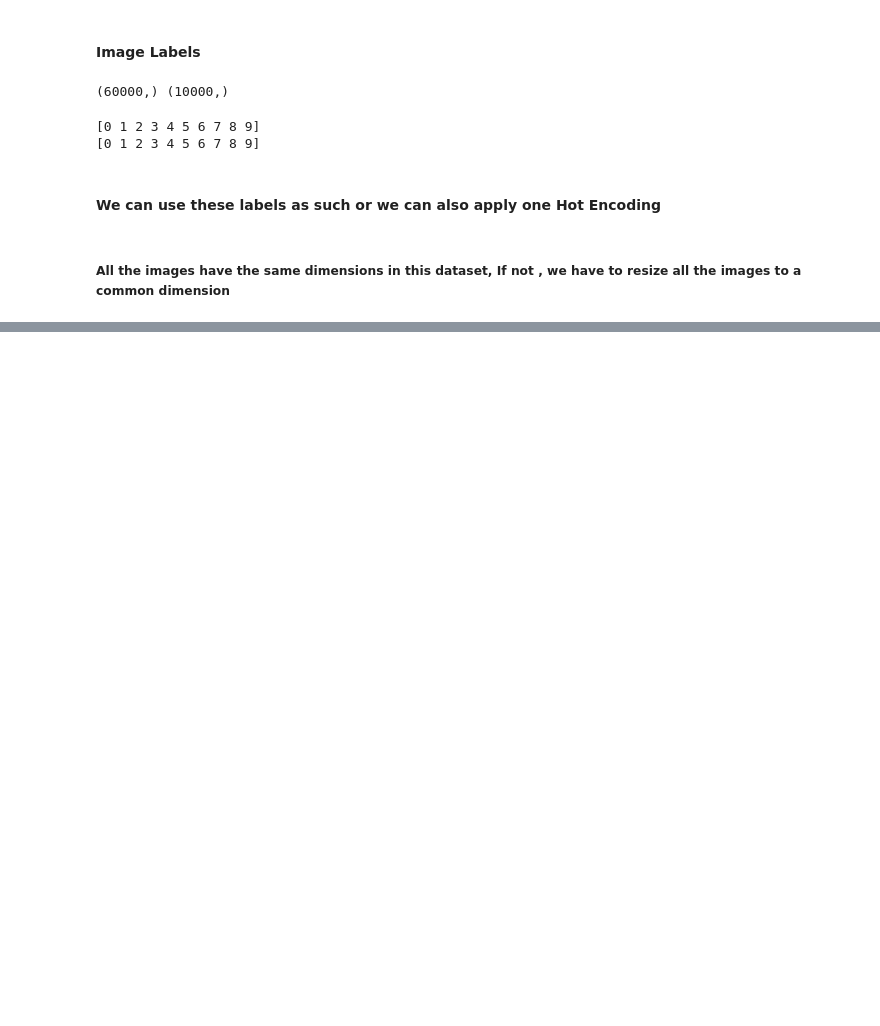
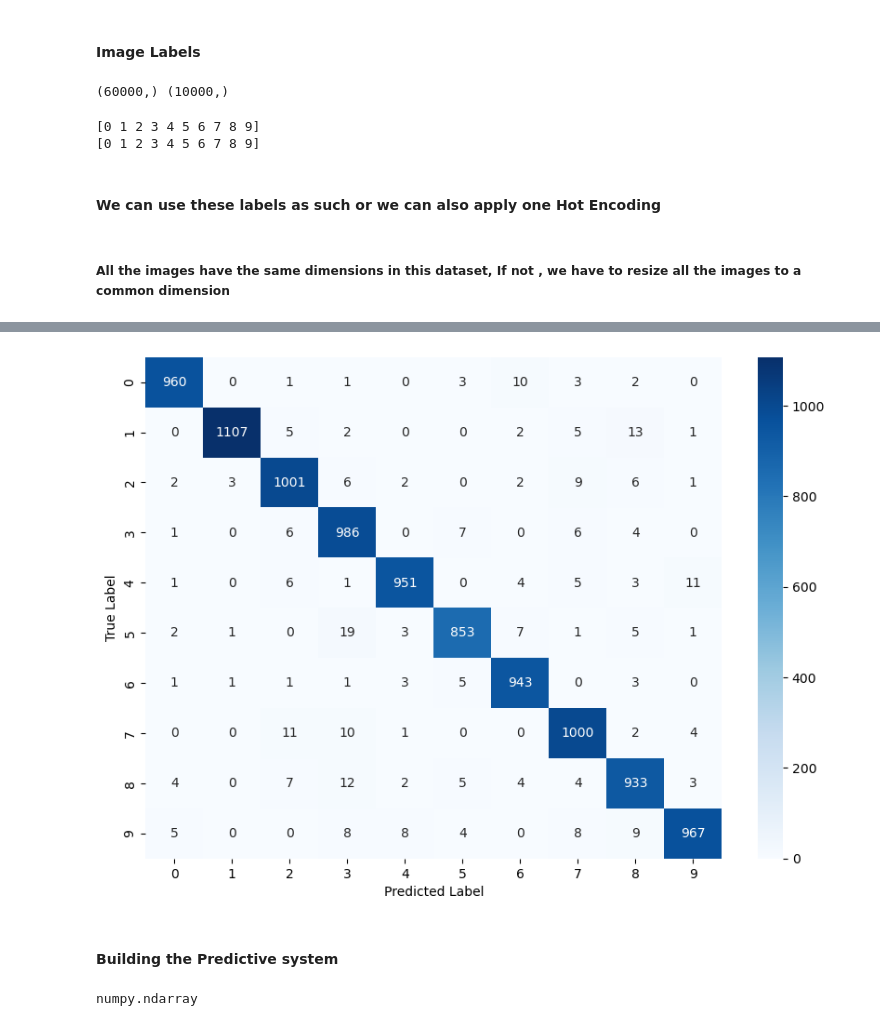
Before and after one commit to PRAFULPAWAR8888/AI-ML-Projects2025, a Jupyter notebook: DL/DL3- MNIST_Digit_Classification_With_Neural_Network/Digit_Classification_NN.ipynb, the cells around one changed output, grey strips where cells are left out. Saved outputs shown, nothing was run; the diff lists cells and outputs as text; code cells hidden in the pictures; blank space fills up the shorter version.

```diff
--- a/DL/DL3- MNIST_Digit_Classification_With_Neural_Network/Digit_Classification_NN.ipynb
+++ b/DL/DL3- MNIST_Digit_Classification_With_Neural_Network/Digit_Classification_NN.ipynb
@@ -103,0 +139,3 @@ print(np.unique(y_test))
+# %%
+# training the nn model
+model.fit(x_train, y_train, epochs=10) #epochs=10 means the model will train on the entire training dataset 10 times
@@ -103,0 +190,2 @@ print(np.unique(y_test))
+# %%
+Y_pred = model.predict(x_test) # predicting the labels for test dataset
@@ -103,0 +211,4 @@ print(np.unique(y_test))
+# %%
+# converting the prediction probabilities to class labels for all test data points
+Y_pred_labels = [np.argmax(probabilities) for probabilities in Y_pred]
+print(Y_pred_labels)
@@ -103,0 +223,2 @@ print(np.unique(y_test))
+# %%
+conf_mat = confusion_matrix( y_test, Y_pred_labels) # computing the confusion matrix
@@ -103,0 +239,10 @@ print(np.unique(y_test))
+# %%
+plt.figure(figsize=(10,7)) # setting the figure size
+sns.heatmap(conf_mat, annot=True, fmt='d', cmap='Blues') # annot=True to display numbers in each cell, fmt='d' for integer format
+plt.ylabel('True Label')
+plt.xlabel('Predicted Label')
+plt.show()
+# %% [output]
+[figure, added]
+# %% [markdown]
+#### Building the Predictive system
@@ -103,0 +252,4 @@ print(np.unique(y_test))
+# %%
+type(input_image)
+# %% [output]
+numpy.ndarray
```
Also changed, not shown: parts of 39 cells of this notebook, 1 other file.
